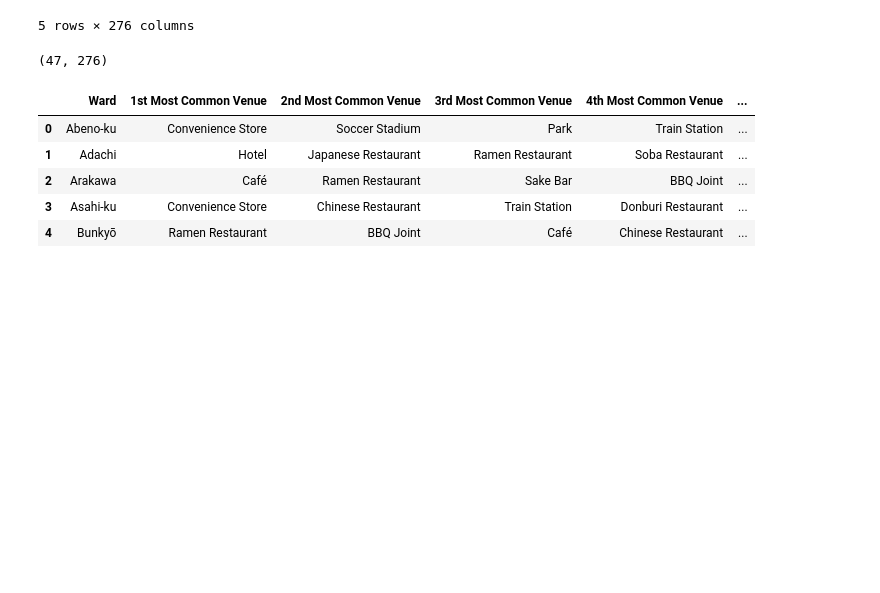
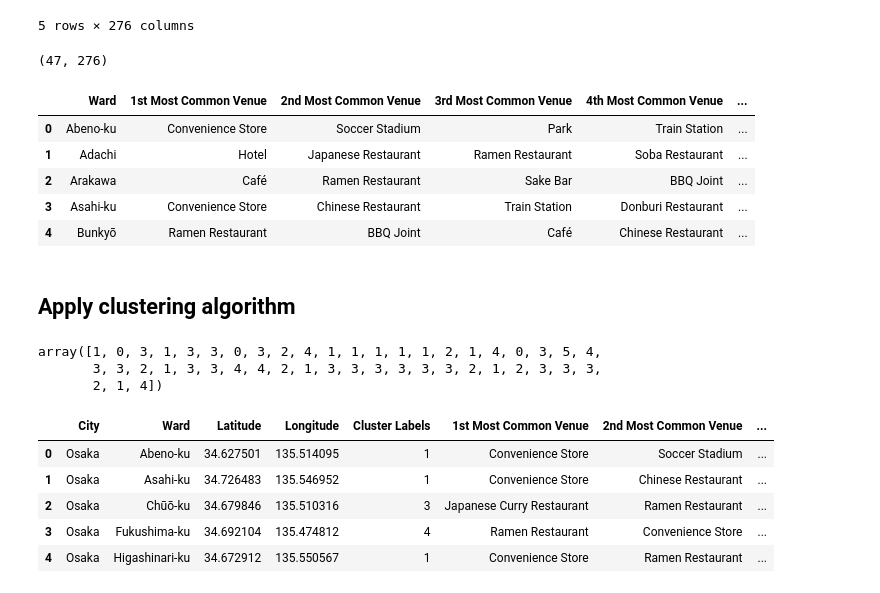
Before and after one commit to dsychin/Coursera_Capstone, a Jupyter notebook: Tokyo_vs_Osaka.ipynb, the cells around one changed output. Drawn from its saved outputs; the diff is of its cells as text; code cells hidden in the pictures; blank space fills up the shorter version.

Commit message:
cluster and visualise

```diff
--- a/Tokyo_vs_Osaka.ipynb
+++ b/Tokyo_vs_Osaka.ipynb
@@ -392,3 +392,38 @@ venues_sorted.head()
 | 2 | Arakawa | Café | Ramen Restaurant | Sake Bar | BBQ Joint | ... |
 | 3 | Asahi-ku | Convenience Store | Chinese Restaurant | Train Station | Donburi Restaurant | ... |
 | 4 | Bunkyō | Ramen Restaurant | BBQ Joint | Café | Chinese Restaurant | ... |
+# %% [markdown]
+## Apply clustering algorithm
+# %%
+from sklearn.cluster import KMeans
+
+# set number of clusters
+kclusters = 6
+
+grouped_clustering = grouped.drop('Ward', 1)
+
+# run k-means clustering
+kmeans = KMeans(n_clusters=kclusters, random_state=0).fit(grouped_clustering)
+
+# check cluster labels generated for each row in the dataframe
+kmeans.labels_
+# %% [output]
+array([1, 0, 3, 1, 3, 3, 0, 3, 2, 4, 1, 1, 1, 1, 1, 2, 1, 4, 0, 3, 5, 4,
+       3, 3, 2, 1, 3, 3, 4, 4, 2, 1, 3, 3, 3, 3, 3, 3, 2, 1, 2, 3, 3, 3,
+       2, 1, 4])
+# %%
+# add clustering labels
+venues_sorted.insert(0, 'Cluster Labels', kmeans.labels_)
+
+merged = pd.read_csv('dataset.csv', index_col=0)
+
+merged = merged.join(venues_sorted.set_index('Ward'), on='Ward')
+
+merged.head()
+# %% [output]
+|  | City | Ward | Latitude | Longitude | Cluster Labels | 1st Most Common Venue | 2nd Most Common Venue | ... |
+| 0 | Osaka | Abeno-ku | 34.627501 | 135.514095 | 1 | Convenience Store | Soccer Stadium | ... |
+| 1 | Osaka | Asahi-ku | 34.726483 | 135.546952 | 1 | Convenience Store | Chinese Restaurant | ... |
+| 2 | Osaka | Chūō-ku | 34.679846 | 135.510316 | 3 | Japanese Curry Restaurant | Ramen Restaurant | ... |
+| 3 | Osaka | Fukushima-ku | 34.692104 | 135.474812 | 4 | Ramen Restaurant | Convenience Store | ... |
+| 4 | Osaka | Higashinari-ku | 34.672912 | 135.550567 | 1 | Convenience Store | Ramen Restaurant | ... |
```
Also changed, not shown: parts of 3 cells of this notebook, 3 other files.
